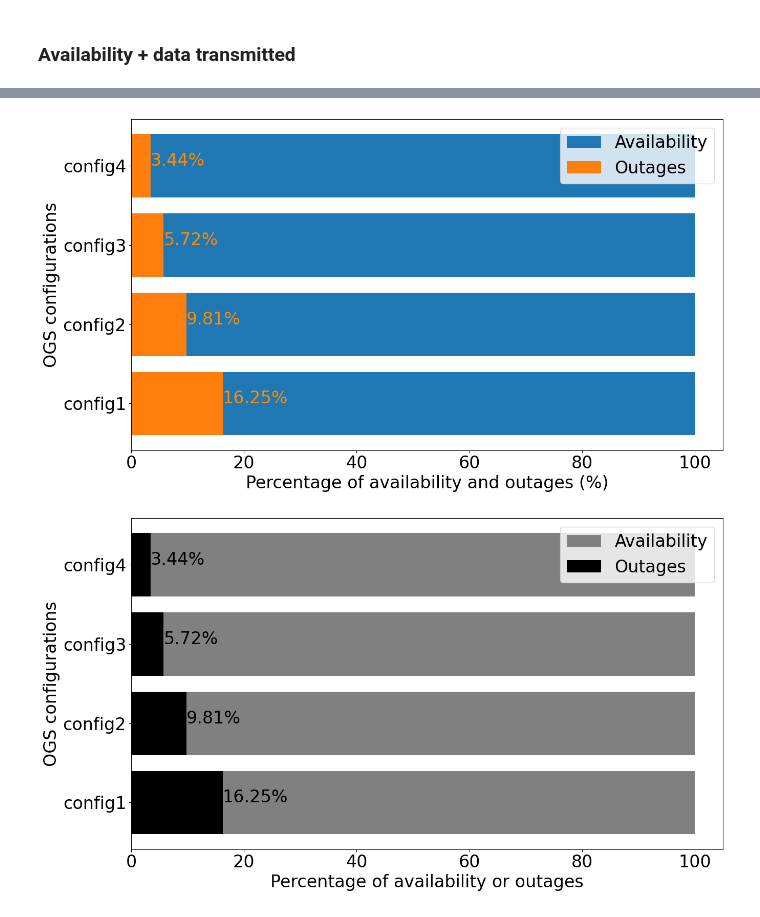
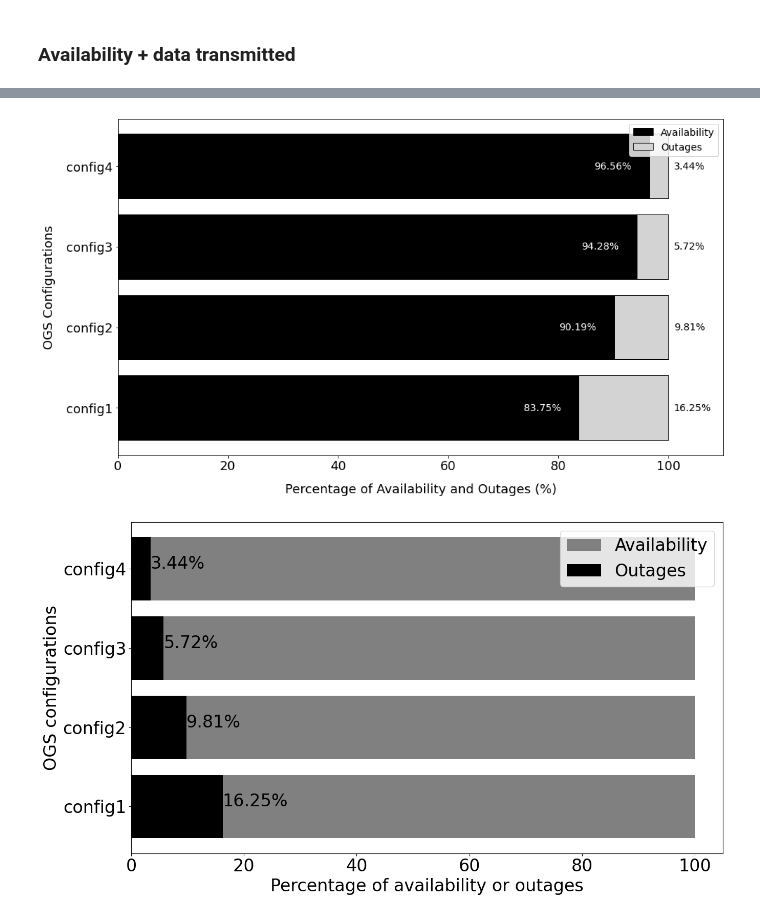
Before and after one commit to connor-a-casey/fso-simulation, a Jupyter notebook: data/output/Figures_rawdata_3.ipynb, the cells around one changed output, grey strips where cells are left out. Saved outputs shown, nothing was run; the diff lists cells and outputs as text; code cells hidden in the pictures.

Commit message:
updated graphs for paper

```diff
--- a/data/output/Figures_rawdata_3.ipynb
+++ b/data/output/Figures_rawdata_3.ipynb
@@ -205,24 +340,50 @@ plt.savefig('00_avai_data.svg')
 # %%
-plt.figure(figsize=(14,8))
+# Configurations and data (assuming dyn_avai and dyn_out arrays are correctly calculated)
 configurations = ["config1", "config2", "config3", "config4"]
-dyn_avai = [config1_dyn_avai['Network Availability (%)'].astype(float).sum()/(12*100), config2_dyn_avai['Network Availability (%)'].astype(float).sum()/(12*100), config3_dyn_avai['Network Availability (%)'].astype(float).sum()/(12*100), config4_dyn_avai['Network Availability (%)'].astype(float).sum()/(12*100)]
-dyn_out = 100* np.array([1-config1_dyn_avai['Network Availability (%)'].astype(float).sum()/(12*100), 1-config2_dyn_avai['Network Availability (%)'].astype(float).sum()/(12*100), 1-config3_dyn_avai['Network Availability (%)'].astype(float).sum()/(12*100), 1-config4_dyn_avai['Network Availability (%)'].astype(float).sum()/(12*100)])
 
-b1 = plt.barh(configurations, np.array([100,100,100,100]))
-b2 = plt.barh(configurations, dyn_out)
+# Calculate availability and outage percentages for each configuration
+dyn_avai = np.array([
+    config1_dyn_avai['Network Availability (%)'].astype(float).sum() / (12 * 100),
+    config2_dyn_avai['Network Availability (%)'].astype(float).sum() / (12 * 100),
+    config3_dyn_avai['Network Availability (%)'].astype(float).sum() / (12 * 100),
+    config4_dyn_avai['Network Availability (%)'].astype(float).sum() / (12 * 100)
+])
 
-for index, value in enumerate(dyn_out):
-    plt.text(value, index, f"{round(value,2)}%", color="darkorange")
+dyn_out = 100 * np.array([1 - val for val in dyn_avai])  # Calculate outage percentages
 
-plt.legend([b1, b2], ["Availability", "Outages"], loc="upper right")
-plt.xlabel("Percentage of availability and outages (%)")
-plt.ylabel("OGS configurations")
-#plt.title("Availability vs Outages % for dynamic scenarios")
+# Set plot size and font size for publication-quality output
+plt.figure(figsize=(14, 8))
+plt.rcParams.update({'font.size': 18})
 
-plt.savefig('00_outages_avai.svg')
+# Create a horizontal bar plot with all bars in black for availability
+b1 = plt.barh(configurations, dyn_avai * 100, color='black', edgecolor='black')  # Availability in black
+b2 = plt.barh(configurations, dyn_out, left=dyn_avai * 100, color='lightgrey', edgecolor='black')  # Outages in grey stacked after availability
+
+# Add labels for availability and outages
+for index, (avai, out) in enumerate(zip(dyn_avai, dyn_out)):
+    plt.text(avai * 100 - 10, index, f"{round(avai * 100, 2)}%", va='center', fontsize=14, color="white")  # Move availability label to the left
+    plt.text(avai * 100 + out + 1, index, f"{round(out, 2)}%", va='center', fontsize=14, color="black")  # Outages label slightly outside the grey bar
+
+# Set axis labels
+plt.xlabel("Percentage of Availability and Outages (%)", labelpad=15)
+plt.ylabel("OGS Configurations", labelpad=15)
+
+# Set x-axis limit to 110 to ensure all labels fit
+plt.xlim(0, 110)
+
+# Add legend
+plt.legend([b1, b2], ["Availability", "Outages"], loc="upper right", fontsize=14)
+
+# Tight layout for saving the figure without cutoff margins
+plt.tight_layout()
+
+# Save the plot in SVG format for high-quality output
+plt.savefig('00_outages_avai.svg', format='svg')
+
+# Display the plot
 plt.show()
 # %% [output]
-[figure, old version]
+[figure, new version]
 # %%
 plt.figure(figsize=(14,8))
 configurations = ["config1", "config2", "config3", "config4"]
```
Also changed, not shown: parts of 18 cells of this notebook, 8 other files.
